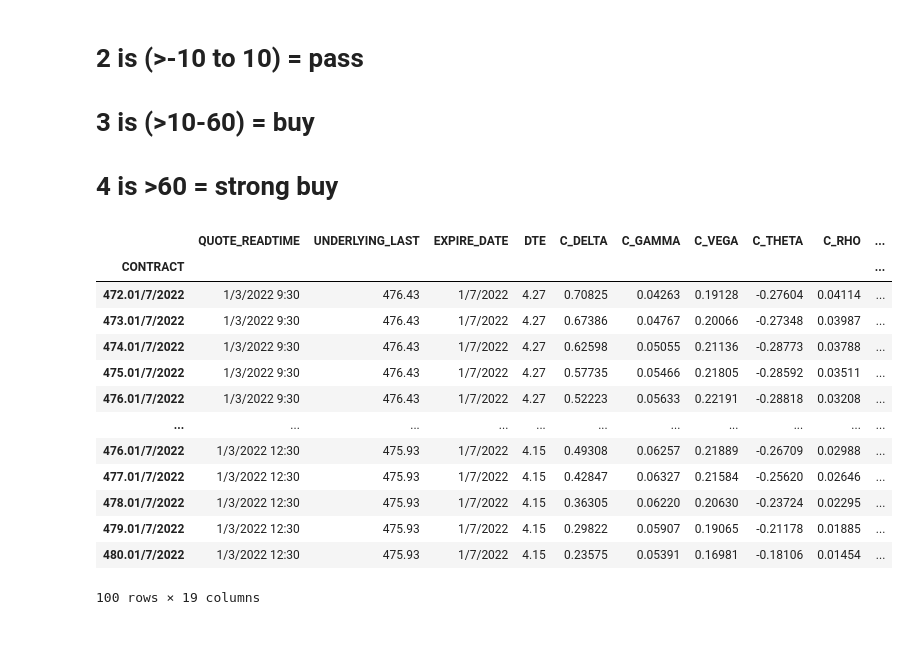
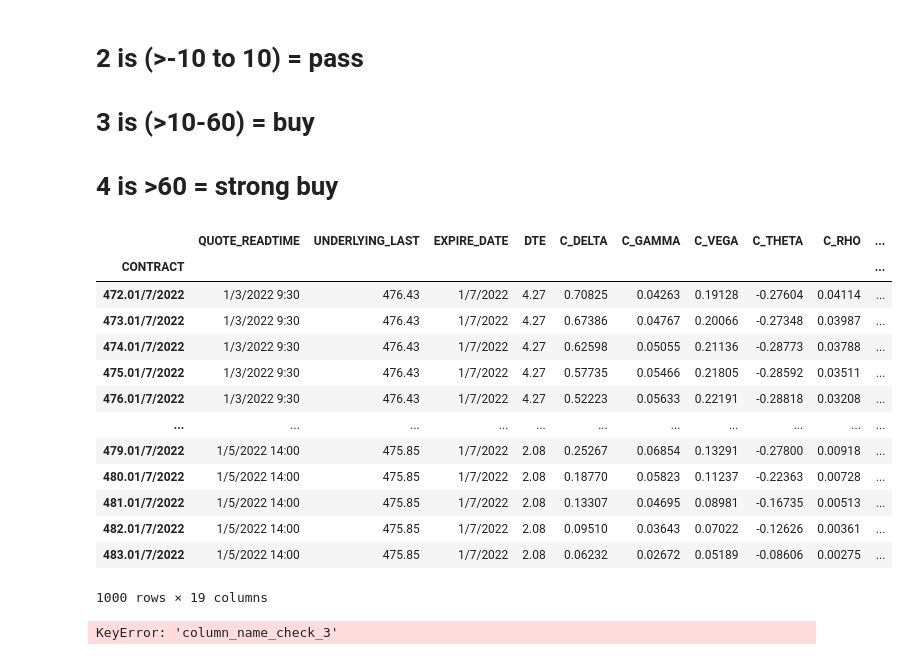
Before and after one commit to aarch23/OptYx, a Jupyter notebook: SpyRawDataV2.ipynb, the cells around one changed output. Saved outputs shown, nothing was run; the diff lists cells and outputs as text; code cells hidden in the pictures.

```diff
--- a/SpyRawDataV2.ipynb
+++ b/SpyRawDataV2.ipynb
@@ -402,3 +404,10 @@ spy_data_v8.head()
+# %%
+import pandas as pd
+import numpy as np
+from pathlib import Path
+
+spy_path = Path('./Resources/spycallsfinal2.csv')
+spy_data_v8 = pd.read_csv(spy_path)
 # %% [markdown]
 # Cut values after 2.0 DTE ***
 # %% [markdown]
@@ -414,9 +423,11 @@ spy_data_v8.head()
 # %%
 ydf = spy_data_v8
 conditions = [
-    (ydf['ROI %'] >= -60.00),
-    (ydf['ROI %'] > -10.00) & (ydf['ROI %'] < -60.00),
-    (ydf['ROI %'] > -10.00) & (ydf['ROI %'] < 10.00),
-    (ydf['ROI %'] > 10) & (ydf['ROI %'] < 60.00),
-    (ydf['ROI %'] >= 60.00)
+    (ydf['ROI %'] >= -85.000000),
+    (ydf['ROI %'] > -10.000000) & (ydf['ROI %'] < -85.000000),
+    (ydf['ROI %'] > -10.000000) & (ydf['ROI %'] < 10.000000),
+    (ydf['ROI %'] > 10.000000) & (ydf['ROI %'] < 60.000000),
+    (ydf['ROI %'] >= 60.000000)
 ]
+
+values = ['0', '1', '2', '3', '4']
@@ -425,19 +434,25 @@ values = ['0', '1', '2', '3', '4']
 # %%
 ydf['Y'] = np.select(conditions, values)
 # %%
-ydf.head(100)
+ydf.head(1000)
 # %% [output]
 |  | QUOTE_READTIME | UNDERLYING_LAST | EXPIRE_DATE | DTE | C_DELTA | C_GAMMA | C_VEGA | C_THETA | C_RHO | ... |
 | CONTRACT |  |  |  |  |  |  |  |  |  | ... |
 | 472.01/7/2022 | 1/3/2022 9:30 | 476.43 | 1/7/2022 | 4.27 | 0.70825 | 0.04263 | 0.19128 | -0.27604 | 0.04114 | ... |
 | 473.01/7/2022 | 1/3/2022 9:30 | 476.43 | 1/7/2022 | 4.27 | 0.67386 | 0.04767 | 0.20066 | -0.27348 | 0.03987 | ... |
 | 474.01/7/2022 | 1/3/2022 9:30 | 476.43 | 1/7/2022 | 4.27 | 0.62598 | 0.05055 | 0.21136 | -0.28773 | 0.03788 | ... |
 | 475.01/7/2022 | 1/3/2022 9:30 | 476.43 | 1/7/2022 | 4.27 | 0.57735 | 0.05466 | 0.21805 | -0.28592 | 0.03511 | ... |
 | 476.01/7/2022 | 1/3/2022 9:30 | 476.43 | 1/7/2022 | 4.27 | 0.52223 | 0.05633 | 0.22191 | -0.28818 | 0.03208 | ... |
 | ... | ... | ... | ... | ... | ... | ... | ... | ... | ... | ... |
-| 476.01/7/2022 | 1/3/2022 12:30 | 475.93 | 1/7/2022 | 4.15 | 0.49308 | 0.06257 | 0.21889 | -0.26709 | 0.02988 | ... |
-| 477.01/7/2022 | 1/3/2022 12:30 | 475.93 | 1/7/2022 | 4.15 | 0.42847 | 0.06327 | 0.21584 | -0.25620 | 0.02646 | ... |
-| 478.01/7/2022 | 1/3/2022 12:30 | 475.93 | 1/7/2022 | 4.15 | 0.36305 | 0.06220 | 0.20630 | -0.23724 | 0.02295 | ... |
-| 479.01/7/2022 | 1/3/2022 12:30 | 475.93 | 1/7/2022 | 4.15 | 0.29822 | 0.05907 | 0.19065 | -0.21178 | 0.01885 | ... |
-| 480.01/7/2022 | 1/3/2022 12:30 | 475.93 | 1/7/2022 | 4.15 | 0.23575 | 0.05391 | 0.16981 | -0.18106 | 0.01454 | ... |
+| 479.01/7/2022 | 1/5/2022 14:00 | 475.85 | 1/7/2022 | 2.08 | 0.25267 | 0.06854 | 0.13291 | -0.27800 | 0.00918 | ... |
+| 480.01/7/2022 | 1/5/2022 14:00 | 475.85 | 1/7/2022 | 2.08 | 0.18770 | 0.05823 | 0.11237 | -0.22363 | 0.00728 | ... |
+| 481.01/7/2022 | 1/5/2022 14:00 | 475.85 | 1/7/2022 | 2.08 | 0.13307 | 0.04695 | 0.08981 | -0.16735 | 0.00513 | ... |
+| 482.01/7/2022 | 1/5/2022 14:00 | 475.85 | 1/7/2022 | 2.08 | 0.09510 | 0.03643 | 0.07022 | -0.12626 | 0.00361 | ... |
+| 483.01/7/2022 | 1/5/2022 14:00 | 475.85 | 1/7/2022 | 2.08 | 0.06232 | 0.02672 | 0.05189 | -0.08606 | 0.00275 | ... |
-100 rows × 19 columns
+1000 rows × 19 columns
+# %%
+ydf['Y'] = ydf.apply(lambda x: '0' if x['ROI %'] == '>= -60.00' else
+                                      ('1' if x['ROI %'] == 'condition_2' else
+                                      ('value if true 3' if x['column_name_check_3'] == 'condition_3' else 'default_value')),axis=1)
+# %% [output]
+KeyError: 'column_name_check_3'
```
Also changed, not shown: parts of 6 cells of this notebook.
